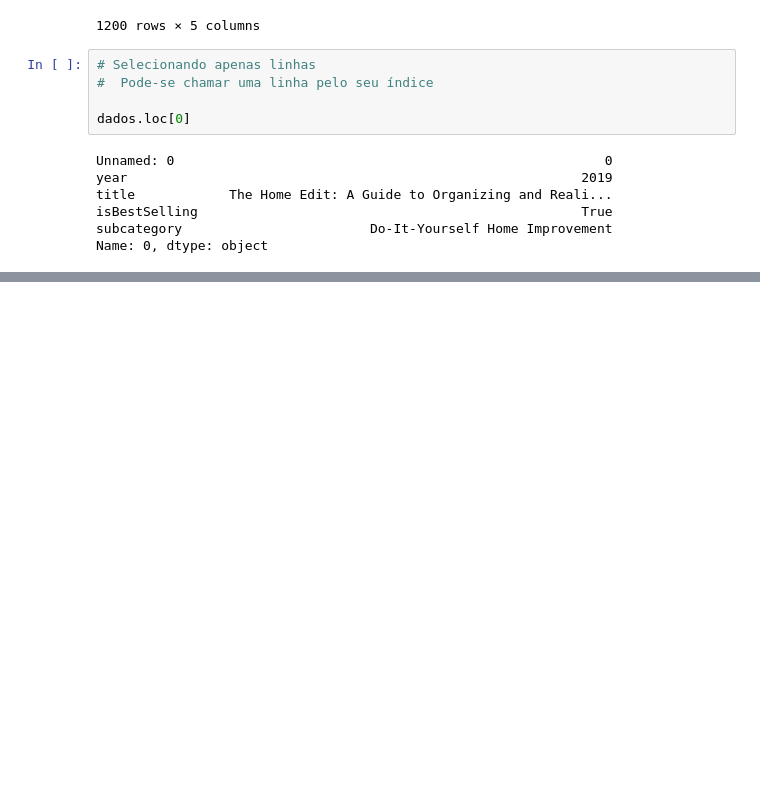
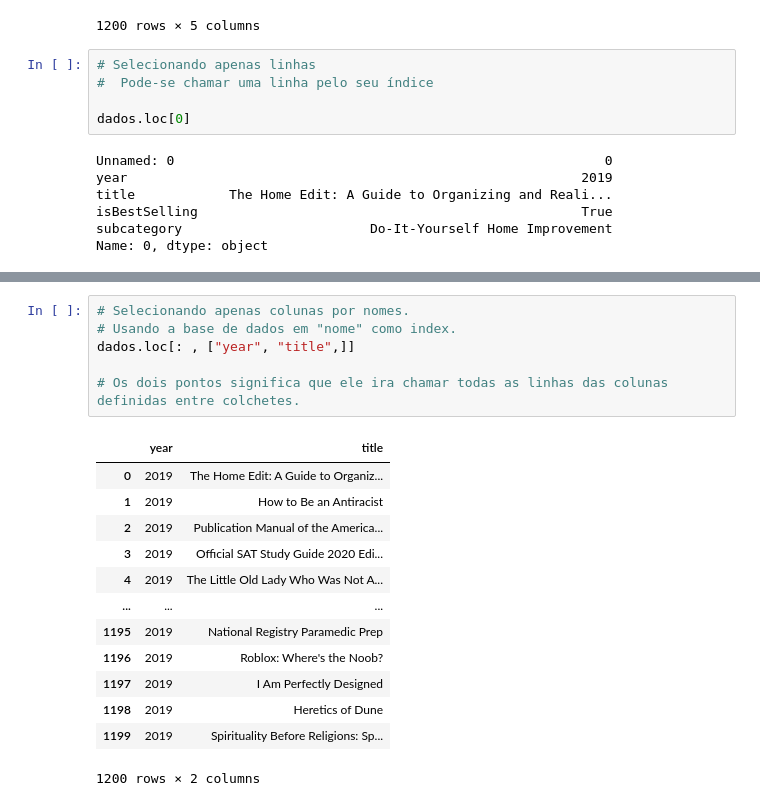
Before and after one commit to pedrohsc-dev/pandas2, a Jupyter notebook: pandas2.ipynb, the cells around one changed output, grey strips where cells are left out. Saved outputs shown, nothing was run; the diff lists cells and outputs as text; blank space fills up the shorter version.

```diff
--- a/pandas2.ipynb
+++ b/pandas2.ipynb
@@ -84,0 +139,20 @@ dados.loc[[0, 1, 3]]
+# %%
+# Selecionando apenas colunas por nomes.
+# Usando a base de dados em "nome" como index.
+dados.loc[: , ["year", "title",]]
+
+# Os dois pontos significa que ele ira chamar todas as linhas das colunas definidas entre colchetes.
+# %% [output]
+|  | year | title |
+| 0 | 2019 | The Home Edit: A Guide to Organiz... |
+| 1 | 2019 | How to Be an Antiracist |
+| 2 | 2019 | Publication Manual of the America... |
+| 3 | 2019 | Official SAT Study Guide 2020 Edi... |
+| 4 | 2019 | The Little Old Lady Who Was Not A... |
+| ... | ... | ... |
+| 1195 | 2019 | National Registry Paramedic Prep |
+| 1196 | 2019 | Roblox: Where's the Noob? |
+| 1197 | 2019 | I Am Perfectly Designed |
+| 1198 | 2019 | Heretics of Dune |
+| 1199 | 2019 | Spirituality Before Religions: Sp... |
+1200 rows × 2 columns
```
Also changed, not shown: parts of 12 cells of this notebook.
